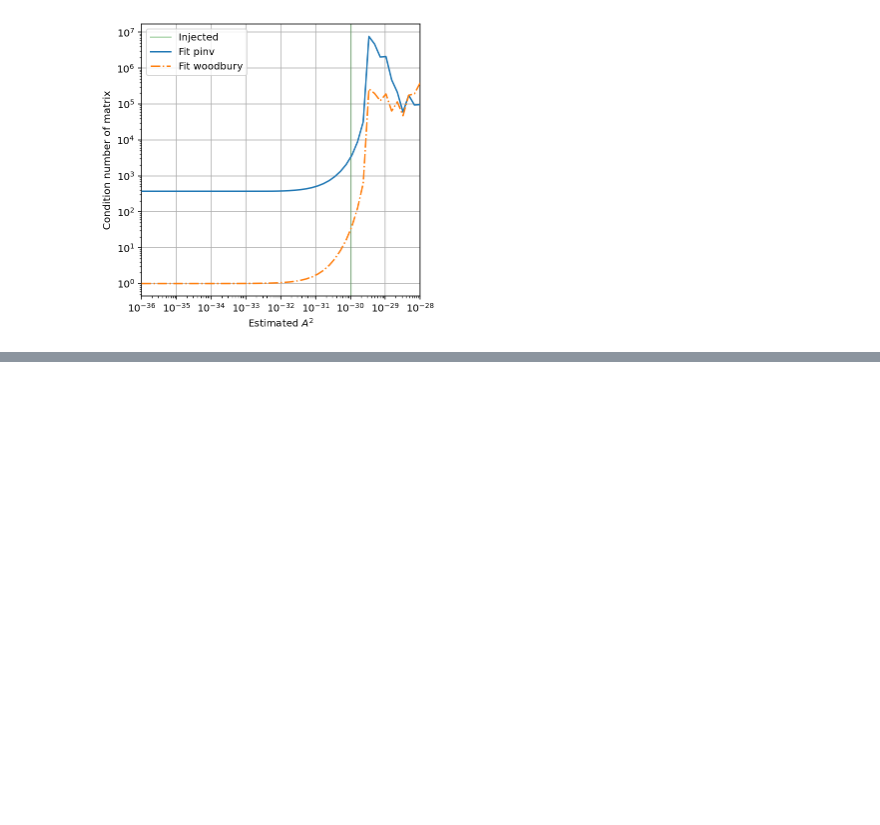
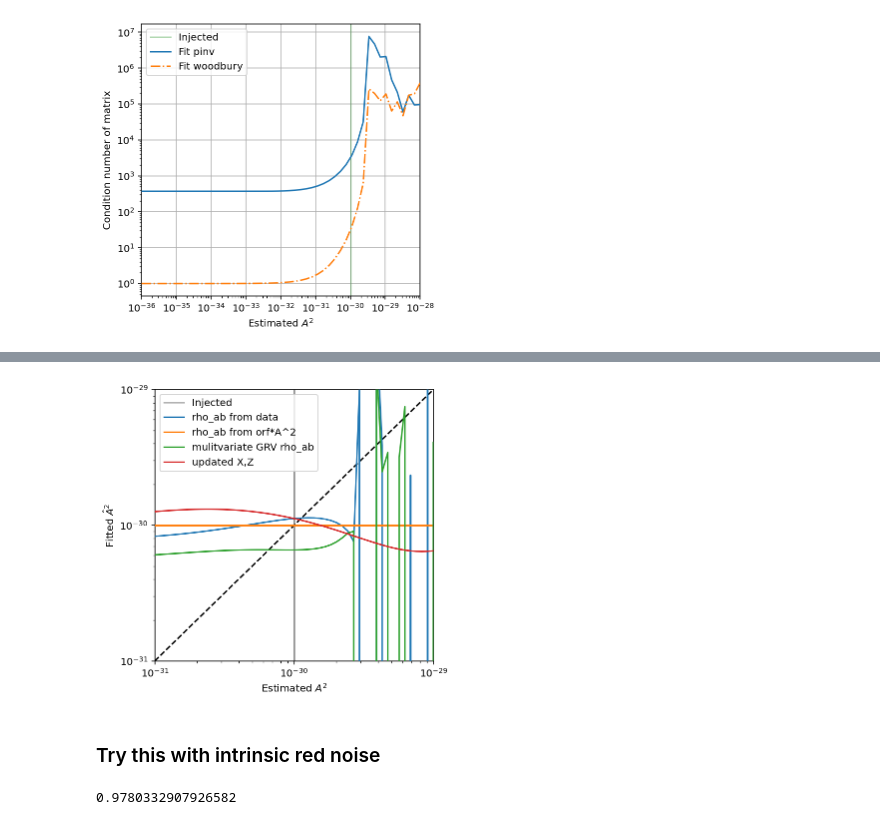
Before and after one commit to GersbachKa/defiant, a Jupyter notebook: notebooks/fixing_numerical_instability.ipynb, the cells around one changed output, grey strips where cells are left out. Drawn from its saved outputs; the diff is of its cells as text; code cells hidden in the pictures; blank space fills up the shorter version.

```diff
--- a/notebooks/fixing_numerical_instability.ipynb
+++ b/notebooks/fixing_numerical_instability.ipynb
@@ -377,0 +479,47 @@ plt.show()
+# %%
+a2_est = 10**(2*np.linspace(-15.5,-14.5,50))
+rho_update = []
+
+from tqdm import tqdm
+for a in tqdm(a2_est):
+    pars = {}
+    pars.update(inj_params)
+    pars['gw_log10_A'] = np.log10(a)/2
+    a2,a2s = OS_obj.compute_OS(pars,return_pair_vals=False,pair_covariance=True,use_tqdm=False)
+    rho_update.append(a2)
+# %%
+plt.figure(figsize=(5,5))
+plt.plot(a2_est,a2_est,'--k')
+plt.xlim([a2_est.min(),a2_est.max()])
+plt.ylim([a2_est.min(),a2_est.max()])
+plt.loglog()
+plt.grid()
+plt.axvline(inj_a2,color='k',label='Injected',alpha=0.3)
+plt.axhline(inj_a2,color='k',alpha=0.3)
+plt.xlabel('Estimated $A^2$')
+plt.ylabel('Fitted $\hat{A}^2$')
+
+
+plt.plot(a2_est,rho_data,'-C0',zorder=10,label='rho_ab from data')
+plt.plot(a2_est,rho_true,'-C1',zorder=10,label='rho_ab from orf*A^2')
+plt.plot(a2_est,rho_rand,'-C2',zorder=10,label='mulitvariate GRV rho_ab')
+plt.plot(a2_est,rho_update,'-C3',zorder=10,label='updated X,Z')
+
+plt.legend()
+plt.show()
+# %% [output]
+[figure, added]
+# %% [markdown]
+### Try this with intrinsic red noise
+# %%
+psrs,inj_params = mdc1_utils.create_MDC1_like_psrs(gwb_amplitude=1e-15,seed=10384,toaerr=0.1,
+                                                   irn_amplitude=1e-15,irn_gamma=13./3.,irn_components=30)
+
+pta = mdc1_utils.create_MDC1_PTA(psrs,include_irn=True,use_marginalizingtm=False)
+
+OS_obj = OptimalStatistic(psrs,pta,'gw')
+
+a2,a2s = OS_obj.compute_OS(inj_params,return_pair_vals=False,pair_covariance=False)
+print(a2/a2s)
+# %% [output]
+0.9780332907926582
```
Also changed, not shown: parts of 7 cells of this notebook, 1 other file.
